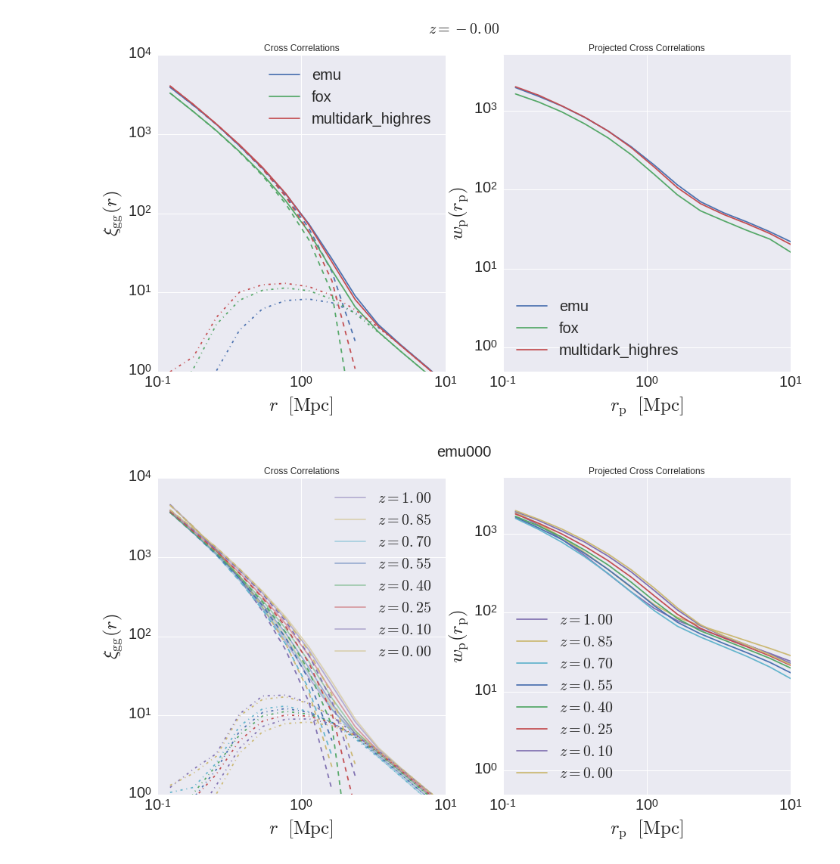
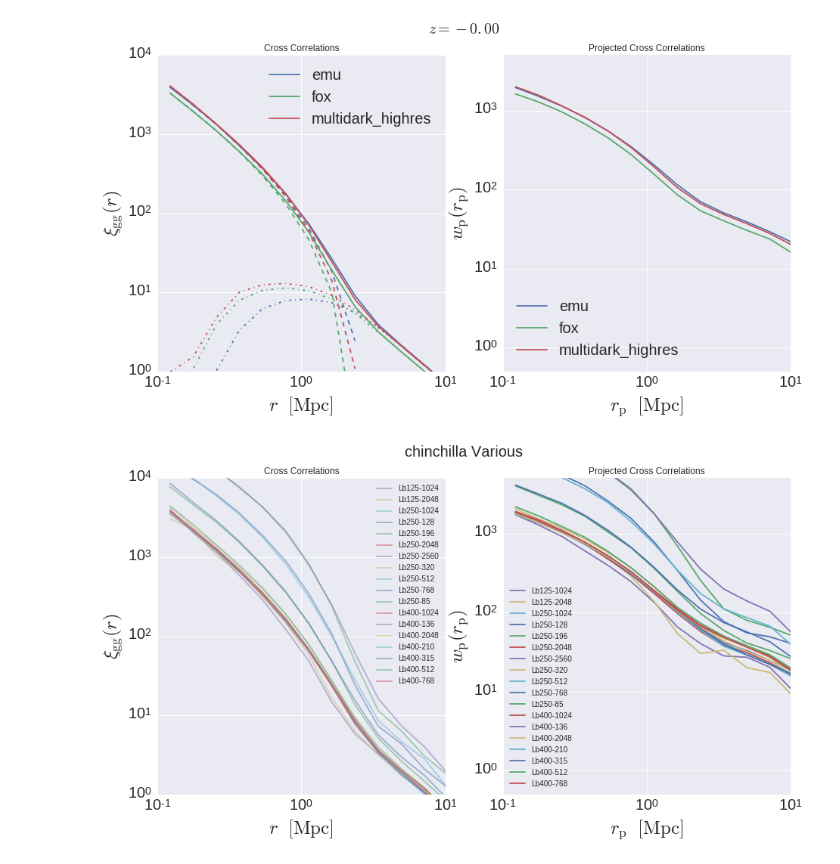
Before and after one commit to mclaughlin6464/HODEmulator, a Jupyter notebook: PlotCorrs.ipynb, the cells around one changed output. Saved outputs shown, nothing was run; the diff lists cells and outputs as text; code cells hidden in the pictures.

Commit message:
Added data.

```diff
--- a/PlotCorrs.ipynb
+++ b/PlotCorrs.ipynb
@@ -74,61 +74,65 @@ plt.show()
 [figure]
 # %%
 outputdir = '/u/ki/swmclau2/des/HODOutput/'
-sim = 'emu'
-#simnames = ['emu', 'fox']
-scale_factors = [0.5,  0.540541, 0.588235, 0.645161, 0.714286, 0.8, 0.909091, 1.0 ] #sf of emu and fox
-#sf = 1.0
+sim = 'chinchilla'
+boxsize_npart = [(125.0, 1024),(125.0, 2048), (250.0, 1024), (250.0, 128), (250.0, 196), (250.0, 2048),
+                (250.0, 2560), (250.0, 320), (250.0, 512), (250.0, 768), (250.0, 85), (400.0, 1024),
+                (400.0, 136), (400.0, 2048), (400.0, 210), (400.0, 315), (400.0, 512), (400.0, 768)]
+a = 1.0
 data = defaultdict(list)
+version_names = []
 
-for sf in scale_factors:
+for boxsize, npart in boxsize_npart:
 #for sim in simnames:
-    data[sf].append( np.loadtxt(outputdir+'%s/xi_all_%.3f.npy'%(sim,sf)) )
-    data[sf].append( np.loadtxt(outputdir+'%s/xi_1h_%.3f.npy'%(sim,sf))  )
-    data[sf].append( np.loadtxt(outputdir+'%s/xi_2h_%.3f.npy'%(sim,sf))  )
-    data[sf].append( np.loadtxt(outputdir+'%s/wp_all_%.3f.npy'%(sim,sf)) )
+    vn = 'Lb%d-%d'%(int(boxsize),npart )
+    version_names.append(vn)
+    data[vn].append( np.loadtxt(outputdir+'%s/%s/xi_all_%.3f.npy'%(sim,vn,a)) )
+    data[vn].append( np.loadtxt(outputdir+'%s/%s/xi_1h_%.3f.npy'%(sim,vn,a))  )
+    data[vn].append( np.loadtxt(outputdir+'%s/%s/xi_2h_%.3f.npy'%(sim,vn,a))  )
+    data[vn].append( np.loadtxt(outputdir+'%s/%s/wp_all_%.3f.npy'%(sim,vn,a)) )
 # %%
 rbins = np.logspace(-1, 1.25, 15)
 rbin_centers = (rbins[1:]+rbins[:-1])/2
 fig = plt.figure(figsize = (15, 7.5))
-for sf, color in zip(scale_factors, colors):
+for vn, color in zip(version_names, colors):
 #for sim, color in zip(simnames, colors):
     plt.subplot(121)
-    rz = 1.0/sf -1
-    plt.plot(rbin_centers, data[sf][0], alpha = .5,
-             label='$z = %.2f$'%rz, color=color)
+    rz = 1.0/a -1
+    plt.plot(rbin_centers, data[vn][0], alpha = .5,
+             label=vn, color=color)
              #label = sim, color = color)
-    plt.plot(rbin_centers, data[sf][1], ls = '--', color = color)
-    plt.plot(rbin_centers, data[sf][2], ls = '-.', color = color)
+    #plt.plot(rbin_centers, data[vn][1], ls = '--', color = color)
+    #plt.plot(rbin_centers, data[vn][2], ls = '-.', color = color)
 
     plt.subplot(122)
-    plt.plot(rbin_centers, data[sf][3],
-             label='$z = %.2f$'%rz,
+    plt.plot(rbin_centers, data[vn][3],
+             label=vn,
              #label = sim,
              color= color )
 
 plt.subplot(121)
 plt.title('Cross Correlations')
 plt.xlim(xmin = 0.1, xmax = 10)
 plt.ylim(ymin = 1, ymax = 1e4)
 plt.loglog()
 plt.xticks(fontsize=20)
 plt.yticks(fontsize=20)
 plt.xlabel(r'$r $  $\rm{[Mpc]}$', fontsize=25)
 plt.ylabel(r'$\xi_{\rm gg}(r)$', fontsize=25)
-plt.legend(loc='best', fontsize=20)
+plt.legend(loc='best', fontsize=10)
 
 plt.subplot(122)
 plt.title('Projected Cross Correlations')
 plt.xlim(xmin = 0.1, xmax = 10)
 plt.ylim(ymin = 0.5, ymax = 5e3)
 plt.loglog()
 plt.xticks(fontsize=20)
 plt.yticks(fontsize=20)
 plt.xlabel(r'$r_{\rm p} $  $\rm{[Mpc]}$', fontsize=25)
 plt.ylabel(r'$w_{\rm p}(r_{\rm p})$', fontsize=25)
-plt.legend(loc='best', fontsize=20)
+plt.legend(loc='best', fontsize=10)
 
-plt.suptitle(sim + '000', fontsize = 20)
+plt.suptitle(sim + ' Various', fontsize = 20)
 plt.show()
 # %% [output]
-[figure, old version]
+[figure, new version]
```
Also changed, not shown: 2 other files.
